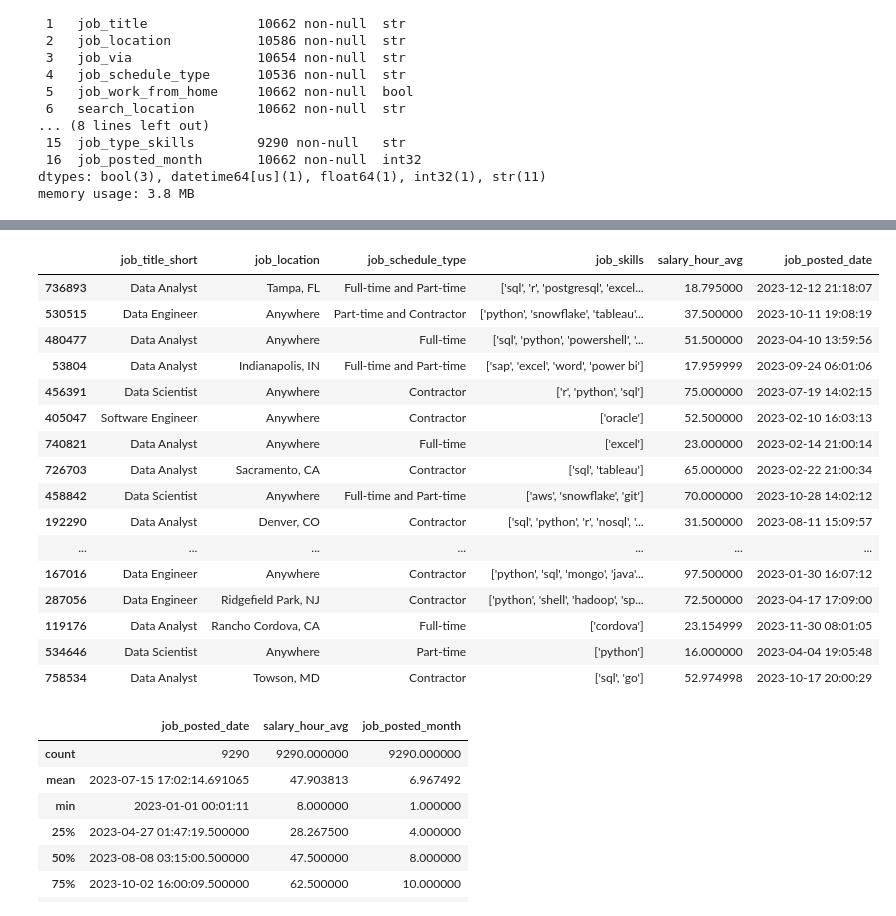
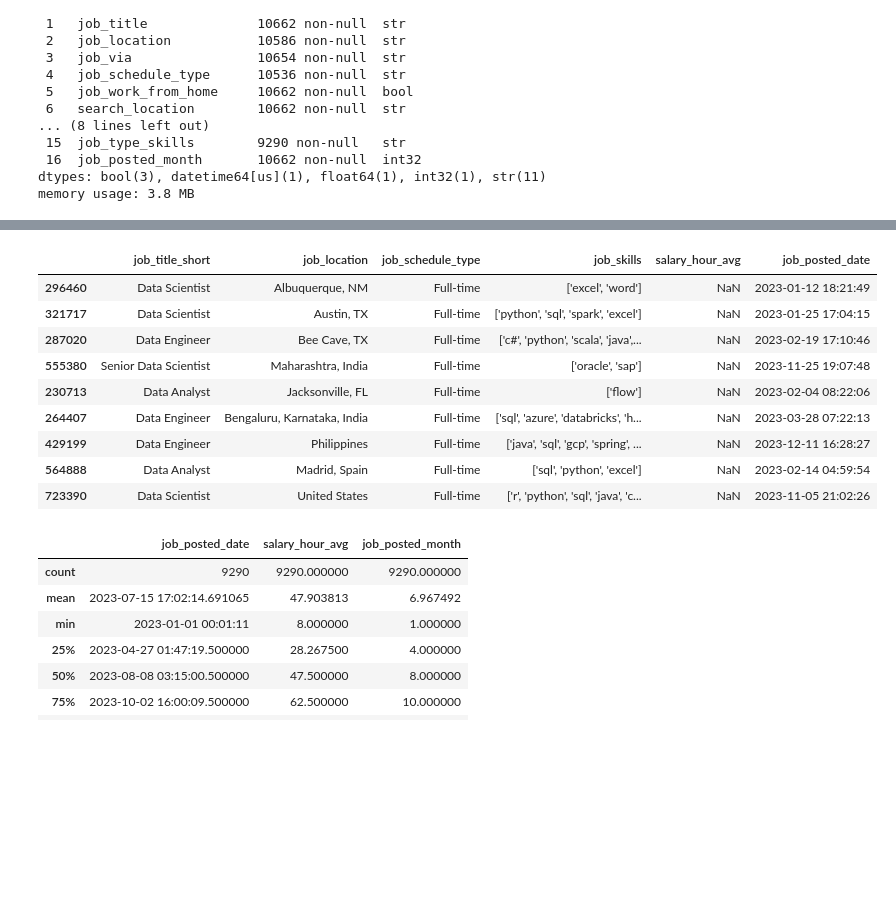
Before and after one commit to dateenbee2442/PYTHON_CORE_TOPICS, a Jupyter notebook: jupterFile.ipynb, the cells around one changed output, grey strips where cells are left out. Drawn from its saved outputs; the diff is of its cells as text; code cells hidden in the pictures; blank space fills up the shorter version.

```diff
--- a/jupterFile.ipynb
+++ b/jupterFile.ipynb
@@ -973,25 +935,18 @@ df.sample(19)
 # %%
 df.dropna(subset=['job_skills'], inplace=True)
 # %%
-df[['job_title_short', 'job_location', 'job_schedule_type', 'job_skills', 'salary_hour_avg', 'job_posted_date']].sample(19)
+df[['job_title_short', 'job_location', 'job_schedule_type', 'job_skills', 'salary_hour_avg', 'job_posted_date']].sample(9)
 # %% [output]
 |  | job_title_short | job_location | job_schedule_type | job_skills | salary_hour_avg | job_posted_date |
-| 736893 | Data Analyst | Tampa, FL | Full-time and Part-time | ['sql', 'r', 'postgresql', 'excel... | 18.795000 | 2023-12-12 21:18:07 |
-| 530515 | Data Engineer | Anywhere | Part-time and Contractor | ['python', 'snowflake', 'tableau'... | 37.500000 | 2023-10-11 19:08:19 |
-| 480477 | Data Analyst | Anywhere | Full-time | ['sql', 'python', 'powershell', '... | 51.500000 | 2023-04-10 13:59:56 |
-| 53804 | Data Analyst | Indianapolis, IN | Full-time and Part-time | ['sap', 'excel', 'word', 'power bi'] | 17.959999 | 2023-09-24 06:01:06 |
-| 456391 | Data Scientist | Anywhere | Contractor | ['r', 'python', 'sql'] | 75.000000 | 2023-07-19 14:02:15 |
-| 405047 | Software Engineer | Anywhere | Contractor | ['oracle'] | 52.500000 | 2023-02-10 16:03:13 |
-| 740821 | Data Analyst | Anywhere | Full-time | ['excel'] | 23.000000 | 2023-02-14 21:00:14 |
-| 726703 | Data Analyst | Sacramento, CA | Contractor | ['sql', 'tableau'] | 65.000000 | 2023-02-22 21:00:34 |
-| 458842 | Data Scientist | Anywhere | Full-time and Part-time | ['aws', 'snowflake', 'git'] | 70.000000 | 2023-10-28 14:02:12 |
-| 192290 | Data Analyst | Denver, CO | Contractor | ['sql', 'python', 'r', 'nosql', '... | 31.500000 | 2023-08-11 15:09:57 |
-| ... | ... | ... | ... | ... | ... | ... |
-| 167016 | Data Engineer | Anywhere | Contractor | ['python', 'sql', 'mongo', 'java'... | 97.500000 | 2023-01-30 16:07:12 |
-| 287056 | Data Engineer | Ridgefield Park, NJ | Contractor | ['python', 'shell', 'hadoop', 'sp... | 72.500000 | 2023-04-17 17:09:00 |
-| 119176 | Data Analyst | Rancho Cordova, CA | Full-time | ['cordova'] | 23.154999 | 2023-11-30 08:01:05 |
-| 534646 | Data Scientist | Anywhere | Part-time | ['python'] | 16.000000 | 2023-04-04 19:05:48 |
-| 758534 | Data Analyst | Towson, MD | Contractor | ['sql', 'go'] | 52.974998 | 2023-10-17 20:00:29 |
+| 296460 | Data Scientist | Albuquerque, NM | Full-time | ['excel', 'word'] | NaN | 2023-01-12 18:21:49 |
+| 321717 | Data Scientist | Austin, TX | Full-time | ['python', 'sql', 'spark', 'excel'] | NaN | 2023-01-25 17:04:15 |
+| 287020 | Data Engineer | Bee Cave, TX | Full-time | ['c#', 'python', 'scala', 'java',... | NaN | 2023-02-19 17:10:46 |
+| 555380 | Senior Data Scientist | Maharashtra, India | Full-time | ['oracle', 'sap'] | NaN | 2023-11-25 19:07:48 |
+| 230713 | Data Analyst | Jacksonville, FL | Full-time | ['flow'] | NaN | 2023-02-04 08:22:06 |
+| 264407 | Data Engineer | Bengaluru, Karnataka, India | Full-time | ['sql', 'azure', 'databricks', 'h... | NaN | 2023-03-28 07:22:13 |
+| 429199 | Data Engineer | Philippines | Full-time | ['java', 'sql', 'gcp', 'spring', ... | NaN | 2023-12-11 16:28:27 |
+| 564888 | Data Analyst | Madrid, Spain | Full-time | ['sql', 'python', 'excel'] | NaN | 2023-02-14 04:59:54 |
+| 723390 | Data Scientist | United States | Full-time | ['r', 'python', 'sql', 'java', 'c... | NaN | 2023-11-05 21:02:26 |
 # %%
 df.describe()
 # %% [output]
```
Also changed, not shown: parts of 18 cells of this notebook.
